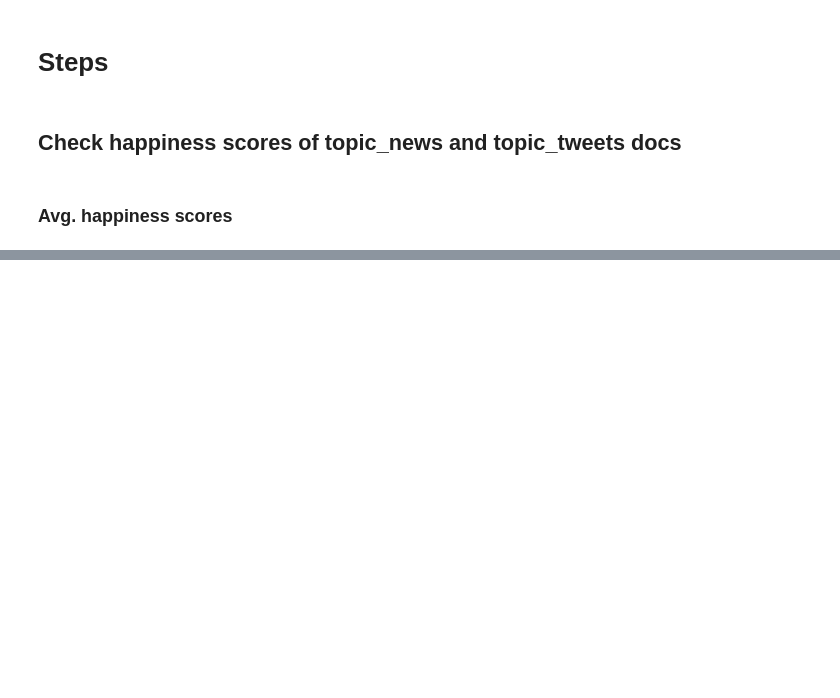
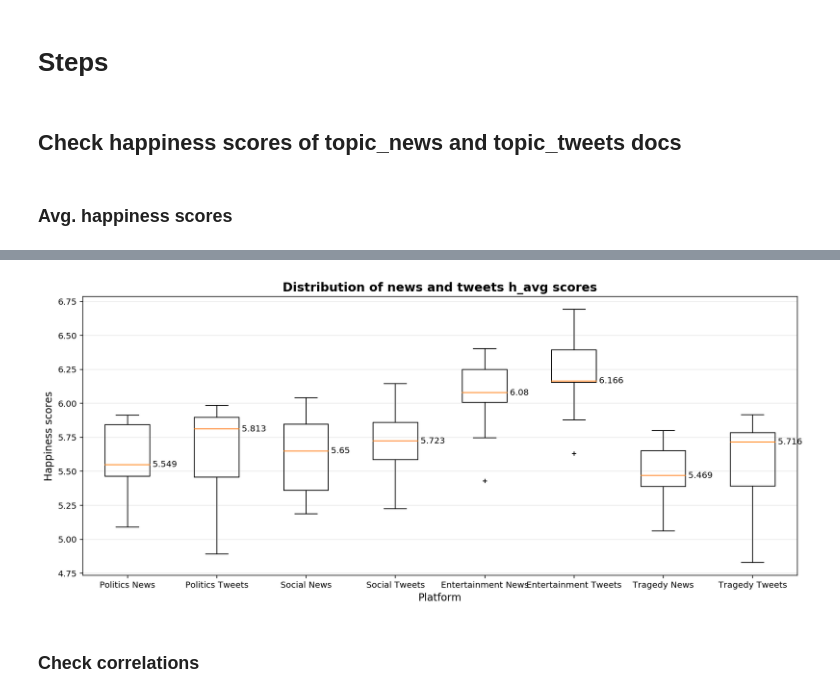
Before and after one commit to dahengwang0705/cross_media_affect_analysis, a Jupyter notebook: develop/20171021-daheng-eda_topic_news_tweets_happiness.ipynb, the cells around one changed output, grey strips where cells are left out. Cells and saved outputs as stored; diff of their text form; code cells hidden in the pictures; blank space fills up the shorter version.

```diff
--- a/develop/20171021-daheng-eda_topic_news_tweets_happiness.ipynb
+++ b/develop/20171021-daheng-eda_topic_news_tweets_happiness.ipynb
@@ -126,0 +209,48 @@ Wall time: 13min 46s
+# %%
+"""
+Plot distribution of news_h_avg and tweets_h_avg by category
+"""
+if 1 == 1:
+    '''
+    Prepare data
+    '''
+    data = []
+    for cat in ['politics', 'social', 'entertainment', 'tragedy']:
+        cat_df = topics_h_avg_df[topics_h_avg_df['category'] == cat]
+        data.extend([cat_df['news_h_avg'], cat_df['tweets_h_avg']])
+
+    '''
+    Plot
+    '''
+    fig, ax = plt.subplots(figsize=(15, 6))
+
+    bp = plt.boxplot(data, notch=False, sym='k+', vert=True)
+    plt.setp(bp['boxes'], color='black')
+    plt.setp(bp['whiskers'], color='black')
+    plt.setp(bp['fliers'], color='red', marker='+', markersize=5)
+
+    ax.set_xticklabels(['Politics News', 'Politics Tweets', 'Social News', 'Social Tweets',
+                        'Entertainment News', 'Entertainment Tweets', 'Tragedy News', 'Tragedy Tweets'])
+
+    title_fontdict = {'weight': 'bold', 'size': 'x-large'}
+    ax.set_title('Distribution of news and tweets h_avg scores', fontdict=title_fontdict)
+
+    label_fontdict = {'size': 'large'}
+    ax.set_xlabel('Platform', fontdict=label_fontdict)
+    ax.set_ylabel('Happiness scores', fontdict=label_fontdict)
+#     ax.set_yscale('log')
+
+    # add a horizontal grid to the plot, but make it very light in color
+    ax.yaxis.grid(True, linestyle='-', which='major', color='lightgrey', alpha=0.5)
+    ax.set_axisbelow(True)
+
+    # add median value text to the median line
+    for line in bp['medians']:
+        # get position data for median line
+        x, y = line.get_xydata()[1] # right point of median line
+        # overlay median value
+        ax.text(x, y, ' {:.4}'.format(y), horizontalalignment='left', verticalalignment='center')
+# %% [output]
+[figure, added]
+# %% [markdown]
+### Check correlations
```
Also changed, not shown: parts of 11 cells of this notebook, 9 other files.
